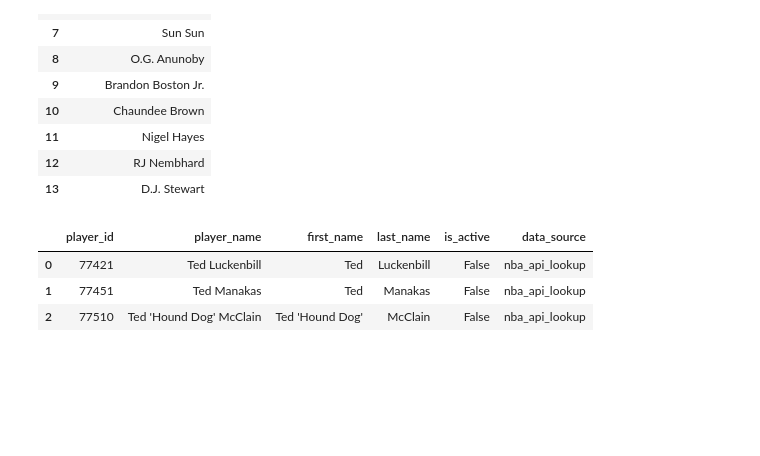
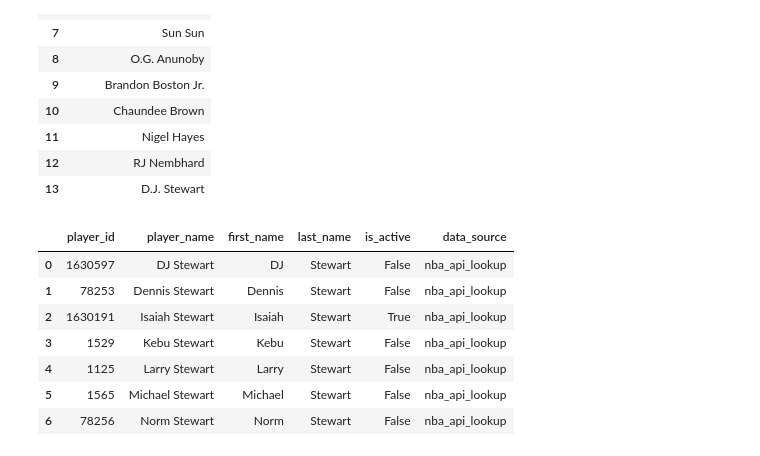
Before and after one commit to dejiandrew/nba-award-predictor, a Jupyter notebook: notebooks/create_features.ipynb, the cells around one changed output. Drawn from its saved outputs; the diff is of its cells as text; code cells hidden in the pictures; blank space fills up the shorter version.

```diff
--- a/notebooks/create_features.ipynb
+++ b/notebooks/create_features.ipynb
@@ -679,20 +679,24 @@ output
 # %%
 query = """
 
 SELECT *, 'nba_api_lookup' AS data_source
 --FROM common_player_info_df
 FROM nba_lookup_df
 WHERE 1=1
---AND last_name LIKE 'Scott'
-AND first_name LIKE '%Ted%'
+AND last_name LIKE '%Stewart%'
+--AND first_name LIKE 'Chaundee'
 
 """
 
 output = duckdb.query(query).df()
 output
 # %% [output]
 |  | player_id | player_name | first_name | last_name | is_active | data_source |
-| 0 | 77421 | Ted Luckenbill | Ted | Luckenbill | False | nba_api_lookup |
-| 1 | 77451 | Ted Manakas | Ted | Manakas | False | nba_api_lookup |
-| 2 | 77510 | Ted 'Hound Dog' McClain | Ted 'Hound Dog' | McClain | False | nba_api_lookup |
+| 0 | 1630597 | DJ Stewart | DJ | Stewart | False | nba_api_lookup |
+| 1 | 78253 | Dennis Stewart | Dennis | Stewart | False | nba_api_lookup |
+| 2 | 1630191 | Isaiah Stewart | Isaiah | Stewart | True | nba_api_lookup |
+| 3 | 1529 | Kebu Stewart | Kebu | Stewart | False | nba_api_lookup |
+| 4 | 1125 | Larry Stewart | Larry | Stewart | False | nba_api_lookup |
+| 5 | 1565 | Michael Stewart | Michael | Stewart | False | nba_api_lookup |
+| 6 | 78256 | Norm Stewart | Norm | Stewart | False | nba_api_lookup |
 # %%
```
Also changed, not shown: parts of 1 cell of this notebook, 4 other files.
